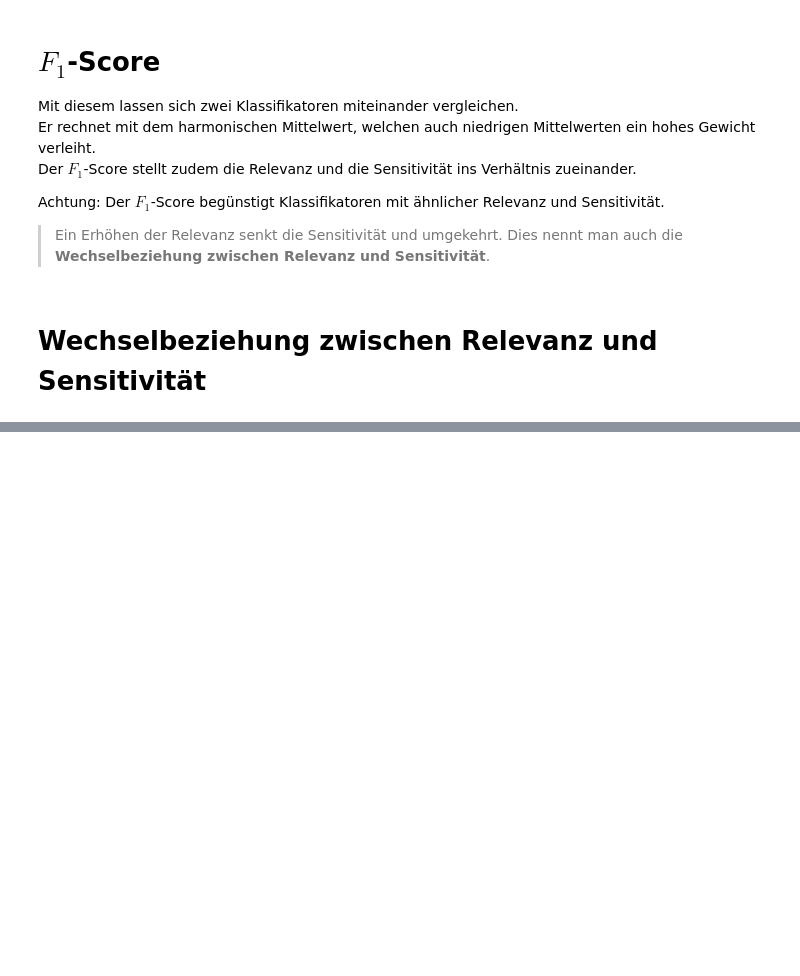
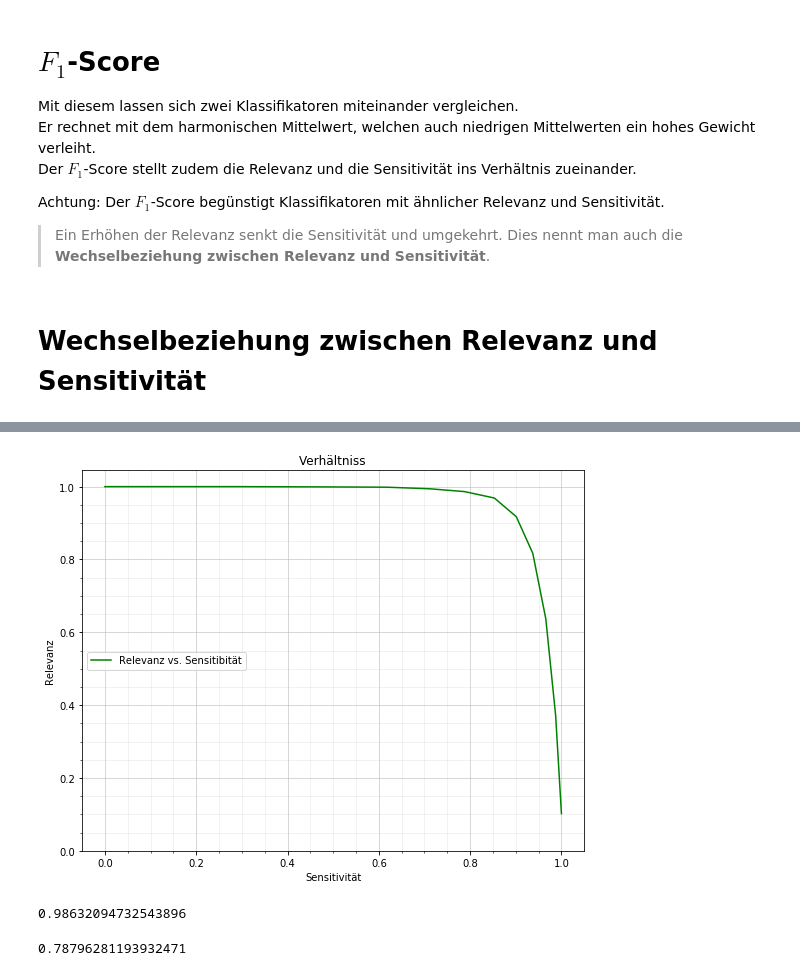
Before and after one commit to dominikstraessle/handson-ml, a Jupyter notebook: 03_classification_mnist.ipynb, the cells around one changed output, grey strips where cells are left out. Saved outputs shown, nothing was run; the diff lists cells and outputs as text; code cells hidden in the pictures; blank space fills up the shorter version.

```diff
--- a/03_classification_mnist.ipynb
+++ b/03_classification_mnist.ipynb
@@ -258,0 +317,6 @@ recall_score(y_train_3, y_train_pred_90)
+# %%
+precision_forest, recall_forest, thresholds_forest = precision_recall_curve(y_train_3, y_scores_forest)
+# %%
+plot_precision_vs_recall(precision_forest, recall_forest)
+# %% [output]
+[figure, added]
@@ -258,0 +326,8 @@ recall_score(y_train_3, y_train_pred_90)
+# %%
+precision_score(y_train_3, y_train_pred_forest)
+# %% [output]
+0.98632094732543896
+# %%
+recall_score(y_train_3, y_train_pred_forest)
+# %% [output]
+0.78796281193932471
```
Also changed, not shown: parts of 43 cells of this notebook, 2 other files.
